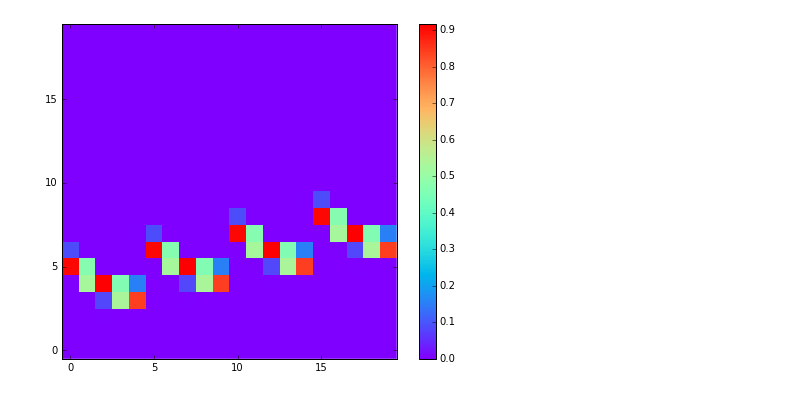
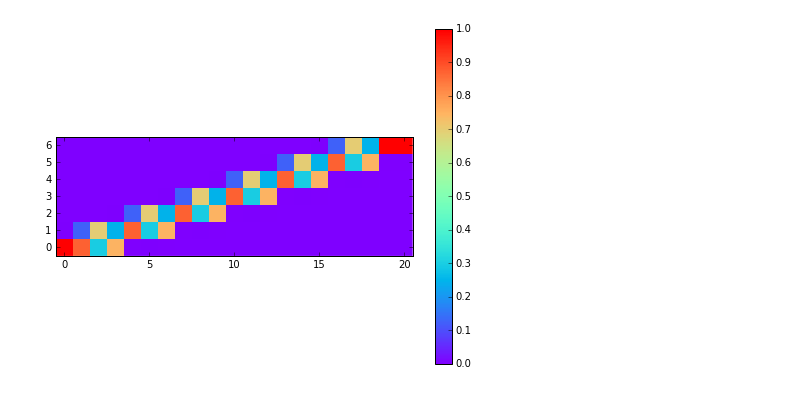
Before and after one commit to lsst-dm/experimental_DCR, a Jupyter notebook: DCR_1d_correction.ipynb, the cells around one changed output. Saved outputs shown, nothing was run; the diff lists cells and outputs as text; code cells hidden in the pictures.

```diff
--- a/DCR_1d_correction.ipynb
+++ b/DCR_1d_correction.ipynb
@@ -49,4 +48,0 @@ self = DcrCorrection(n_step=5, repository=repository, obsid_range=obsid_range, b
-# %%
-look(self.dcr_matrix[4],x_range=[20,40],y_range=[0,20])
-# %% [output]
-[figure, removed]
@@ -53,2 +54,6 @@ look(self.dcr_matrix[4],x_range=[20,40],y_range=[0,20])
+# %%
+look(self.dcr_matrix[3])
+# %% [output]
+[figure, added]
 # %%
 self.build_transfer_matrix()
```
Also changed, not shown: parts of 15 cells of this notebook, 1 other file.
